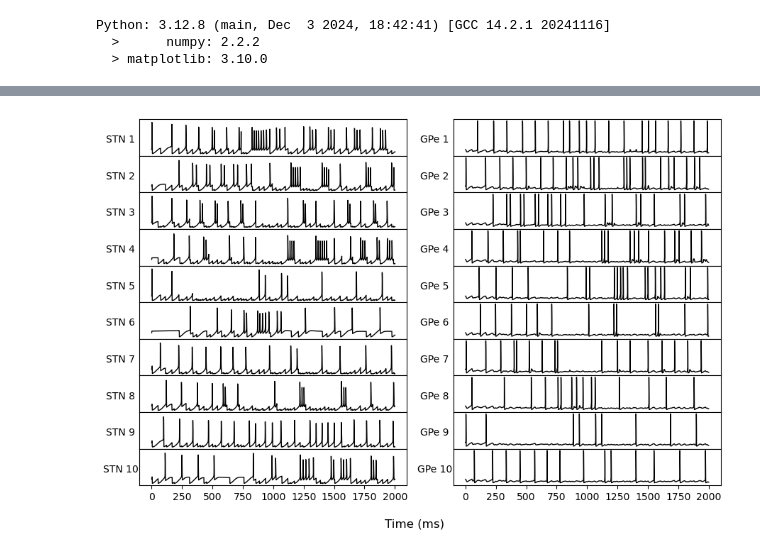
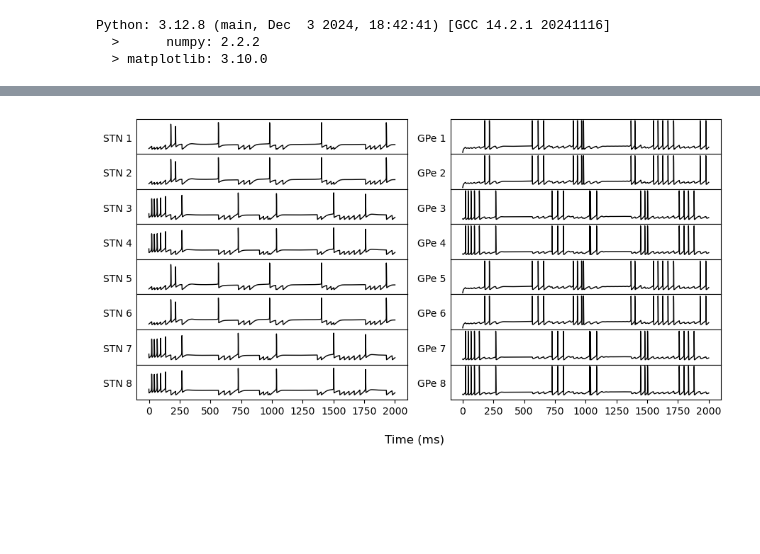
Before and after one commit to NemoInfo/NeuroModelSandbox, a Jupyter notebook: rubin_terman/rt.ipynb, the cells around one changed output, grey strips where cells are left out. Cells and saved outputs as stored; diff of their text form; code cells hidden in the pictures; blank space fills up the shorter version.

```diff
--- a/rubin_terman/rt.ipynb
+++ b/rubin_terman/rt.ipynb
@@ -17,9 +17,9 @@ Python: 3.12.8 (main, Dec  3 2024, 18:42:41) [GCC 14.2.1 20241116]
 importlib.reload(model)
 np.random.seed(69)
 
-N_gpe, N_stn = 10, 10
+N_gpe, N_stn = 8, 8
 dt = 0.01
-I_app = lambda t, n: -1.2
+I_app = lambda t, n: -1.
 
 c_G_S = np.zeros((N_gpe, N_stn), dtype=np.bool)
 c_S_G = np.zeros((N_stn, N_gpe), dtype=np.bool)
@@ -29,17 +29,24 @@ for idx_g in range(N_gpe):
     ids_s = np.random.choice(np.arange(N_stn), size=3, replace=False)
     c_G_S[idx_g, ids_s] = 1
 
-# for idx_s in range(N_stn):
-#     idx_g = np.random.choice(np.arange(N_gpe), replace=False)
-#     c_S_G[idx_s, idx_g] = 1
-
 c_S_G[np.arange(N_stn), np.random.permutation(N_gpe)] = 1
 
-print("GPe -> STN")
-print(c_G_S.astype(np.int8))
+c_G_S = np.zeros((N_gpe, N_stn), dtype=np.bool)
+c_S_G = np.eye(N_stn, dtype=np.bool)
+c_G_G = np.zeros((N_gpe,N_gpe), dtype=np.bool)
 
-print("\nSTN -> GPe")
-print(c_S_G.astype(np.int8))
+c_G_G[0,[1,-1]] = 1
+for i in range(0,N_gpe-1):
+    c_G_G[i+1] = np.roll(c_G_G[i], 1)
+c_G_S[0,[2,-2]] = 1
+for i in range(0,N_gpe-1):
+    c_G_S[i+1] = np.roll(c_G_S[i], 1)
+
+# print("GPe -> STN")
+# print(c_G_S.astype(np.int8))
+
+# print("\nSTN -> GPe")
+# print(c_S_G.astype(np.int8))
 
 
 data = model.rubin_terman(N_gpe, N_stn, I_app_gpe=I_app, dt=dt, T=2,
@@ -67,24 +57,23 @@ GPe -> STN
 # %%
-N_gpe, N_stn = 10, 10
 fig, axs = plt.subplots(N_stn, 2, figsize=(9, (N_stn)*0.6),
                             sharex=True, sharey=True, tight_layout=True, gridspec_kw={'hspace': 0})
 
 for i, (trace, ax) in enumerate(zip(data["v_stn"].T, axs[:,0])):
     ax.plot(trace, 'k', lw=1)
     ax.set_yticks([])
     ax.set_ylabel(f"STN {i+1}", rotation=0, labelpad=10)
     ax.yaxis.set_label_coords(-0.07, 0.3)
 
 for i, (trace, ax) in enumerate(zip(data["v_gpe"].T, axs[:, 1])):
     ax.plot(trace, 'k', lw=1)
     ax.set_yticks([])
     ax.set_ylabel(f"GPe {i+1}", rotation=0, labelpad=10)
     ax.yaxis.set_label_coords(-0.07, 0.3)
 
 axs[-1,0].xaxis.set_major_formatter(lambda x, _: f"{x*0.01:.0f}")
 
 fig.supxlabel("Time (ms)")
 
 plt.show()
 # %% [output]
-[figure, old version]
+[figure, new version]
```
Also changed, not shown: parts of 5 cells of this notebook, 1 other file.
